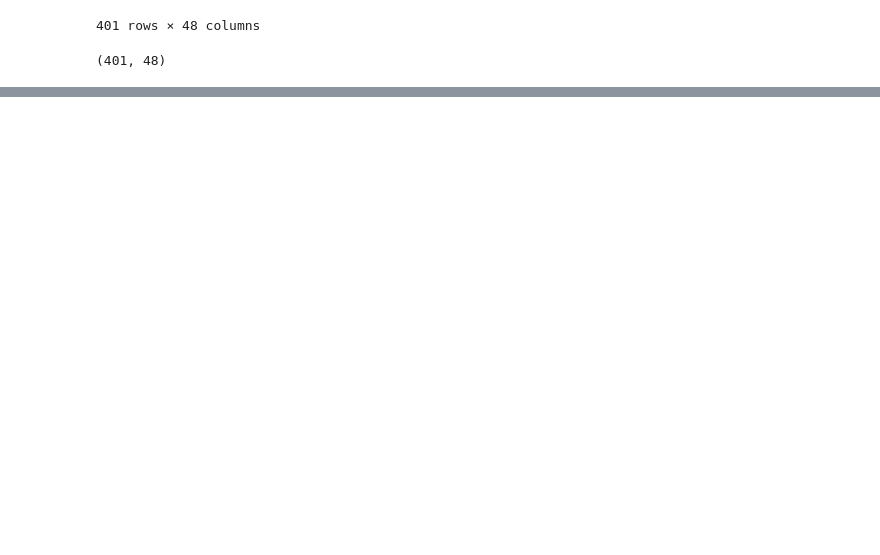
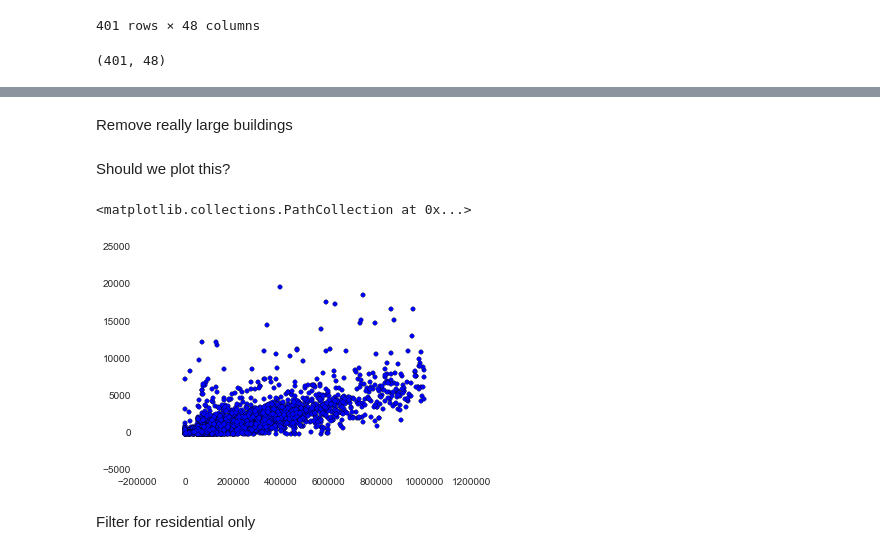
Before and after one commit to Data-Science-TIY/builditgreen, a Jupyter notebook: notebooks/NYCBuildingsAnalysis.ipynb, the cells around one changed output, grey strips where cells are left out. Drawn from its saved outputs; the diff is of its cells as text; code cells hidden in the pictures; blank space fills up the shorter version.

```diff
--- a/notebooks/NYCBuildingsAnalysis.ipynb
+++ b/notebooks/NYCBuildingsAnalysis.ipynb
@@ -49,0 +226,13 @@ nyc_df['Direct GHG Emissions(MtCO2e)'] = nyc_df['Direct GHG Emissions(MtCO2e)'].
+# %% [markdown]
+Remove really large buildings
+# %%
+nyc_energy_20000 = nyc_energy_20000[nyc_energy_20000['Reported Property Floor Area (Building(s)) (ft²)'] < 1000000]
+# %% [markdown]
+Should we plot this?
+# %%
+plt.scatter(nyc_energy_20000['Reported Property Floor Area (Building(s)) (ft²)'], nyc_energy_20000['Total GHG Emissions(MtCO2e)'])
+# %% [output]
+<matplotlib.collections.PathCollection at 0x...>
+[figure, added]
+# %% [markdown]
+Filter for residential only
```
Also changed, not shown: parts of 73 cells of this notebook, 3 other files.
